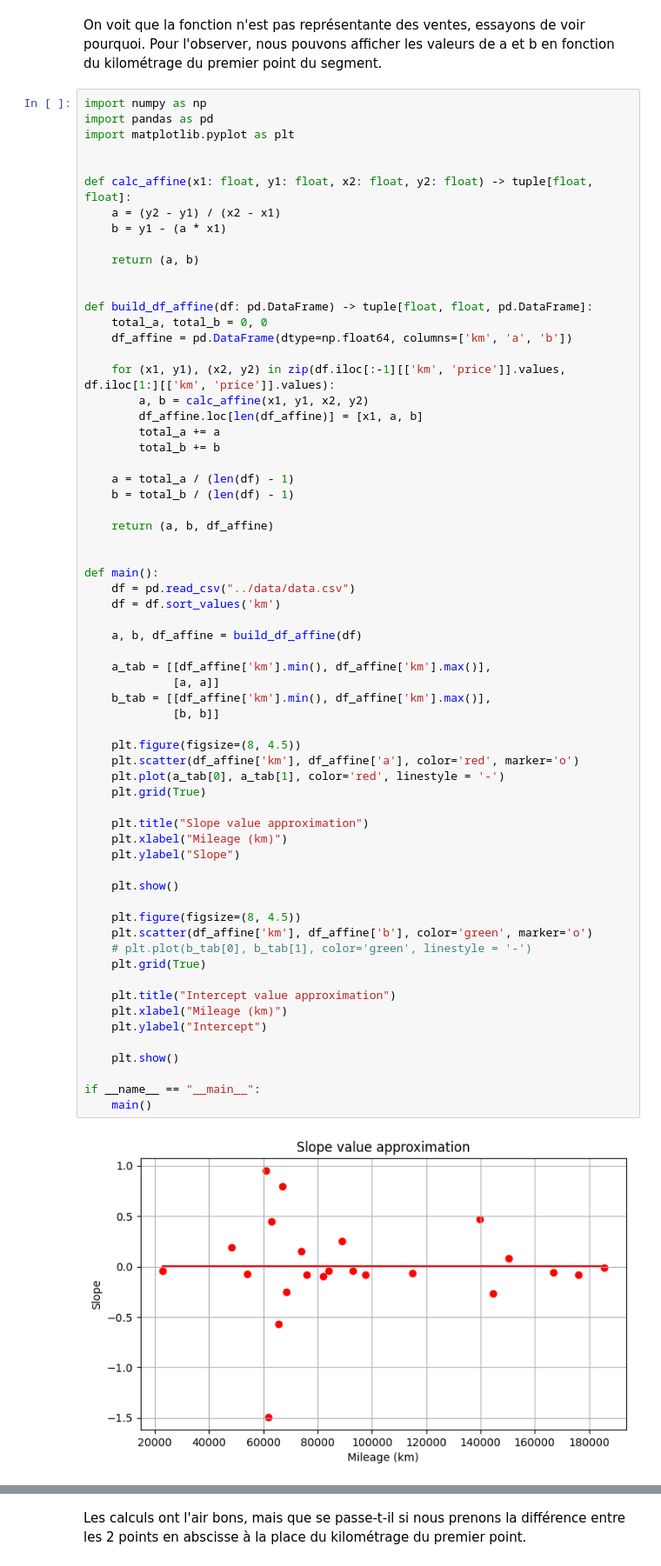
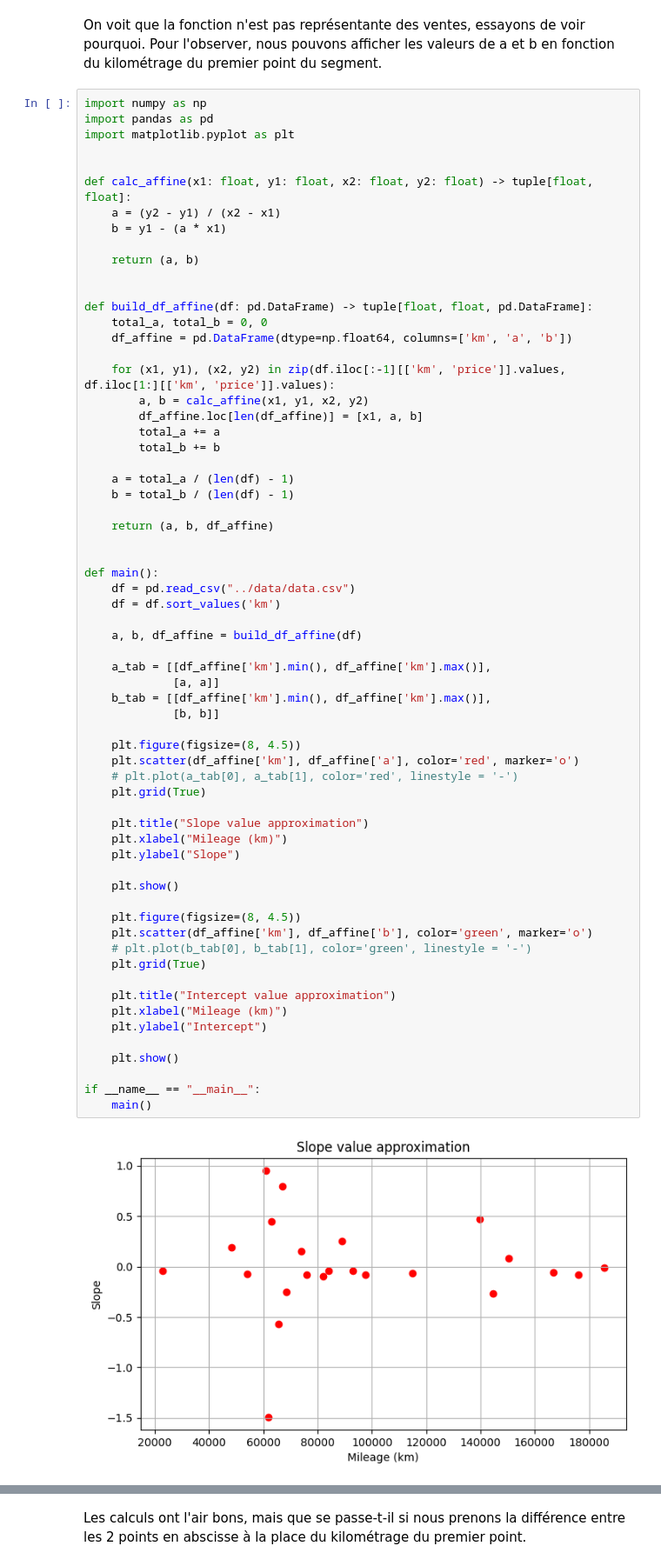
Before and after one commit to bedarenn/ft_linear_regression, a Jupyter notebook: docs/walkthrough_fr.ipynb, the cells around one changed output, grey strips where cells are left out. Shown: that part at 87% size. Cells and saved outputs as stored; diff of their text form.

```diff
--- a/docs/walkthrough_fr.ipynb
+++ b/docs/walkthrough_fr.ipynb
@@ -218,35 +219,35 @@ def main():
 
     a_tab = [[df_affine['km'].min(), df_affine['km'].max()],
              [a, a]]
     b_tab = [[df_affine['km'].min(), df_affine['km'].max()],
              [b, b]]
 
     plt.figure(figsize=(8, 4.5))
     plt.scatter(df_affine['km'], df_affine['a'], color='red', marker='o')
-    plt.plot(a_tab[0], a_tab[1], color='red', linestyle = '-')
+    # plt.plot(a_tab[0], a_tab[1], color='red', linestyle = '-')
     plt.grid(True)
 
     plt.title("Slope value approximation")
     plt.xlabel("Mileage (km)")
     plt.ylabel("Slope")
 
     plt.show()
 
     plt.figure(figsize=(8, 4.5))
     plt.scatter(df_affine['km'], df_affine['b'], color='green', marker='o')
     # plt.plot(b_tab[0], b_tab[1], color='green', linestyle = '-')
     plt.grid(True)
 
     plt.title("Intercept value approximation")
     plt.xlabel("Mileage (km)")
     plt.ylabel("Intercept")
 
     plt.show()
 
 if __name__ == "__main__":
     main()
 # %% [output]
-[figure, old version]
+[figure, new version]
 [figure]
 # %% [markdown]
 Les calculs ont l'air bons, mais que se passe-t-il si nous prenons la différence entre les 2 points en abscisse à la place du kilométrage du premier point.
```
Also changed, not shown: parts of 9 cells of this notebook, 1 other file.
